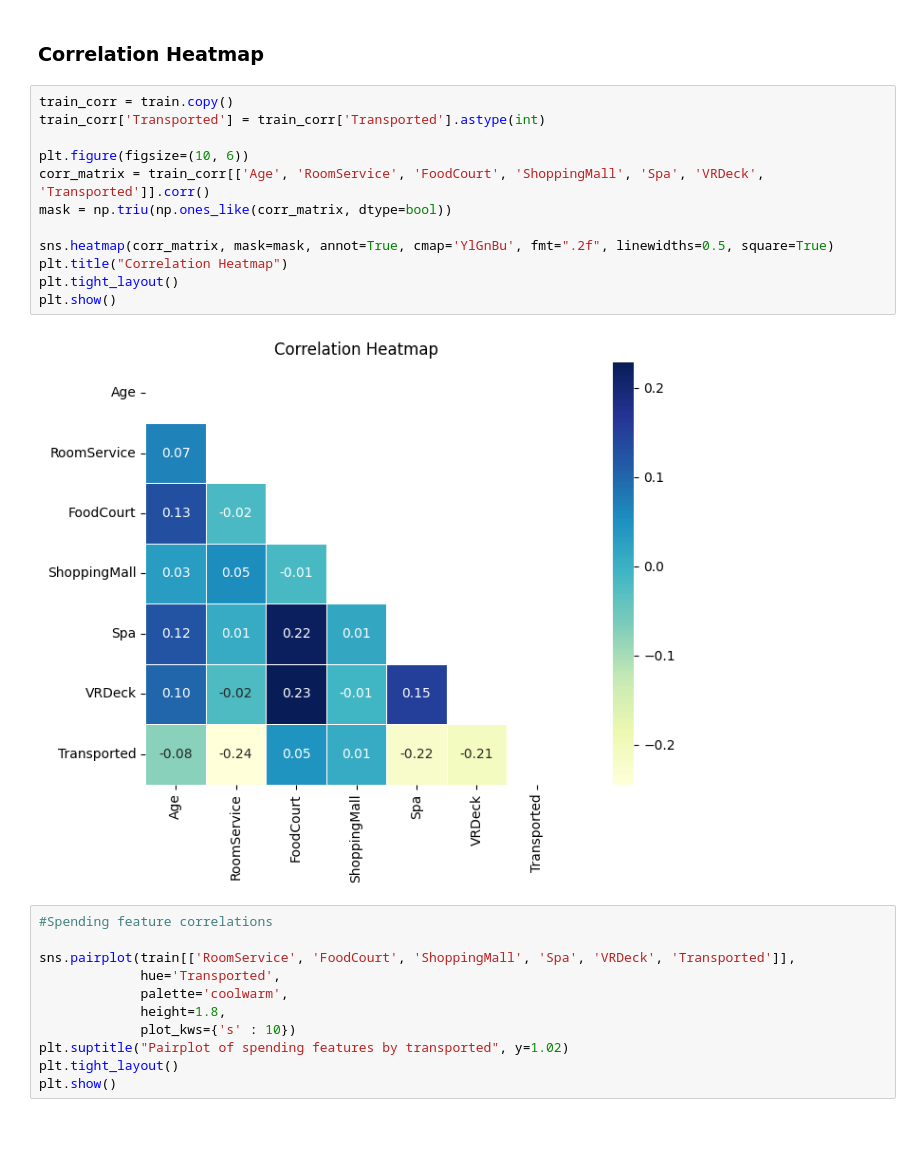
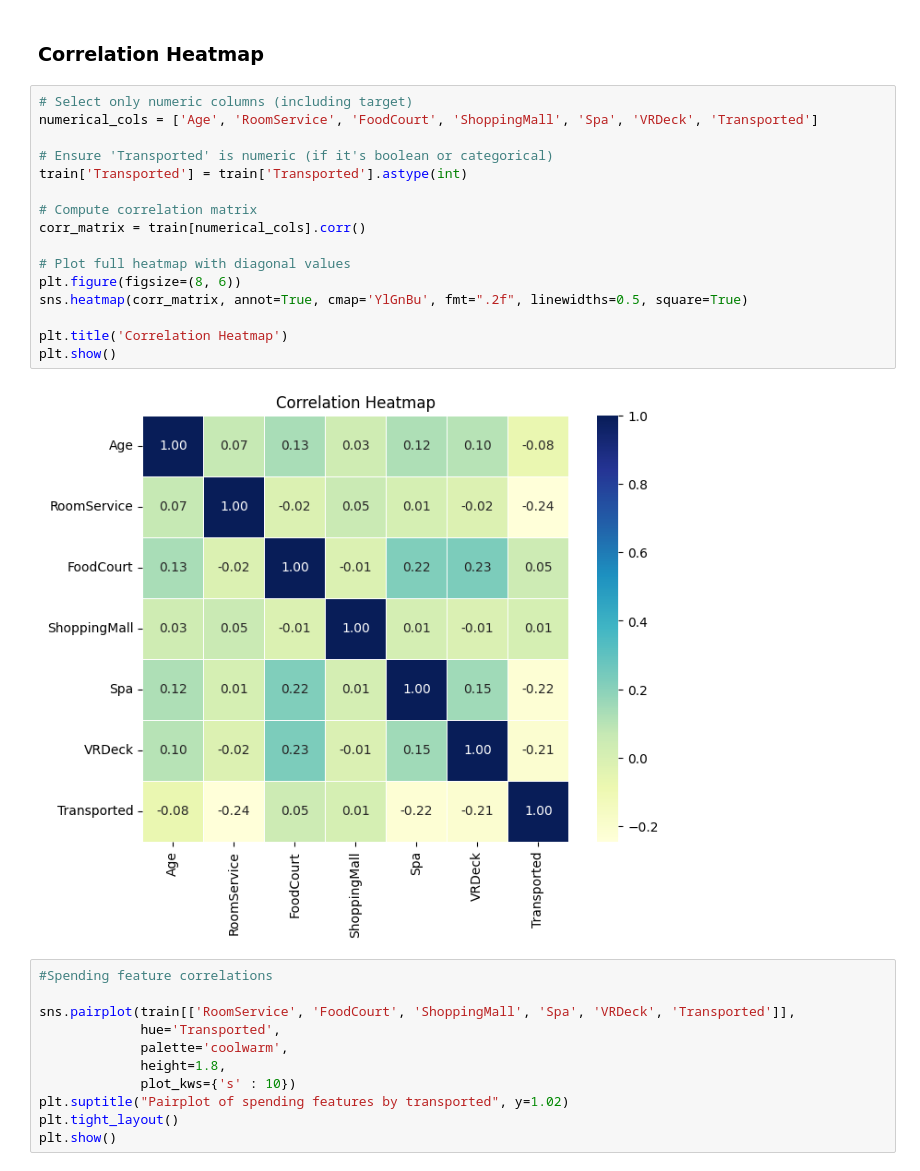
Before and after one commit to KaggleChallenge-Group9/Spaceship-Titanic-Challenge, a Jupyter notebook: Spaceship_Titanic_Challenge_Group_9.ipynb, the cells around one changed output. Saved outputs shown, nothing was run; the diff lists cells and outputs as text; blank space fills up the shorter version.

```diff
--- a/Spaceship_Titanic_Challenge_Group_9.ipynb
+++ b/Spaceship_Titanic_Challenge_Group_9.ipynb
@@ -332,20 +332,24 @@ Passing `palette` without assigning `hue` is deprecated and will be removed in v
 [figure]
 # %% [markdown]
 ### **Correlation Heatmap**
-# %%
-train_corr = train.copy()
-train_corr['Transported'] = train_corr['Transported'].astype(int)
-
-plt.figure(figsize=(10, 6))
-corr_matrix = train_corr[['Age', 'RoomService', 'FoodCourt', 'ShoppingMall', 'Spa', 'VRDeck', 'Transported']].corr()
-mask = np.triu(np.ones_like(corr_matrix, dtype=bool))
-
-sns.heatmap(corr_matrix, mask=mask, annot=True, cmap='YlGnBu', fmt=".2f", linewidths=0.5, square=True)
-plt.title("Correlation Heatmap")
-plt.tight_layout()
-plt.show()
-# %% [output]
-[figure, removed]
+# %%
+# Select only numeric columns (including target)
+numerical_cols = ['Age', 'RoomService', 'FoodCourt', 'ShoppingMall', 'Spa', 'VRDeck', 'Transported']
+
+# Ensure 'Transported' is numeric (if it's boolean or categorical)
+train['Transported'] = train['Transported'].astype(int)
+
+# Compute correlation matrix
+corr_matrix = train[numerical_cols].corr()
+
+# Plot full heatmap with diagonal values
+plt.figure(figsize=(8, 6))
+sns.heatmap(corr_matrix, annot=True, cmap='YlGnBu', fmt=".2f", linewidths=0.5, square=True)
+
+plt.title('Correlation Heatmap')
+plt.show()
+# %% [output]
+[figure, added]
 # %%
 #Spending feature correlations
 
```
Also changed, not shown: parts of 2 cells of this notebook.
